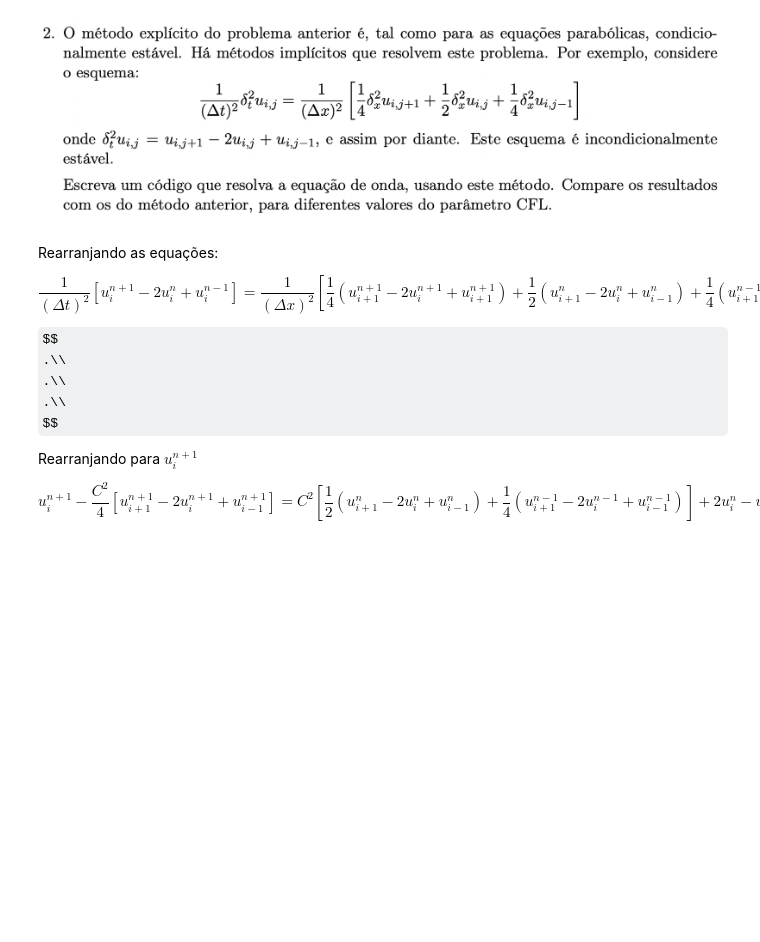
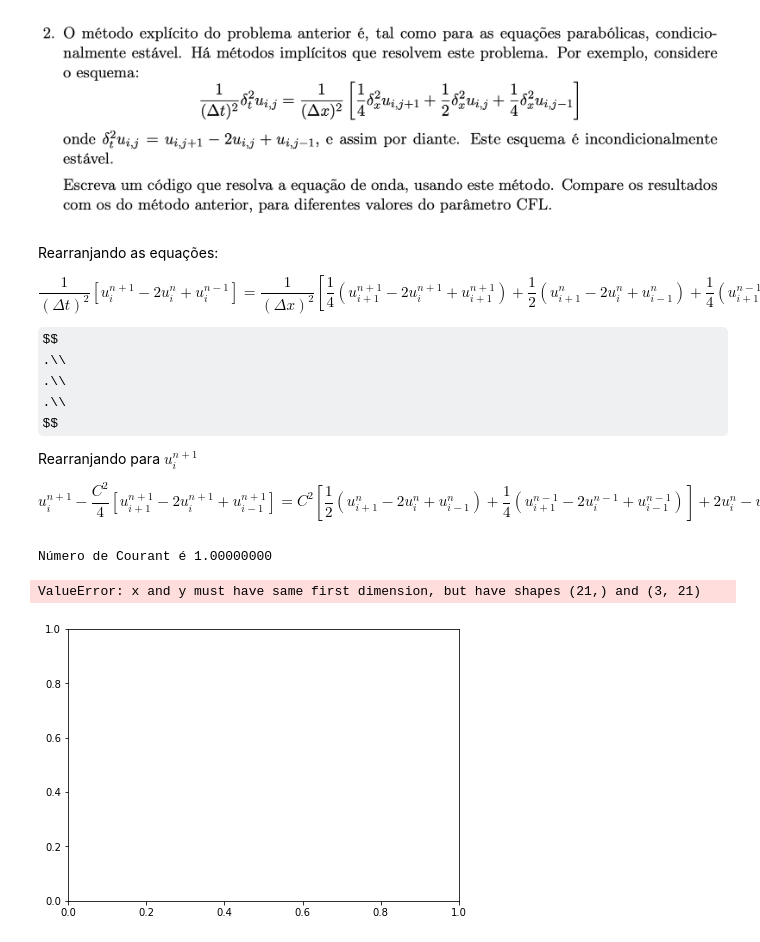
Before and after one commit to caua-veiga/Metodos-Computacionais-2022, a Jupyter notebook: TPs/Notebooks/TP 7.ipynb, the cells around one changed output. Drawn from its saved outputs; the diff is of its cells as text; code cells hidden in the pictures; some formulas as TeX source; blank space fills up the shorter version.

```diff
--- a/TPs/Notebooks/TP 7.ipynb
+++ b/TPs/Notebooks/TP 7.ipynb
@@ -150,7 +152,7 @@ def create_ab(inf,princ,sup):
     ab[2,:-1] = inf
     return ab
 
-def CN(a, Nx, xi, xf, Tf, cond_inicial, cond_fronteira):
+def CN(Nx,Nt,xmax,tmax,c,cond_inicial,A,m):
     '''
     a: parâmetro de difusão, dtype=float
     xi: x inicial, dtype=float
@@ -233,23 +235,42 @@ def CN(a, Nx, xi, xf, Tf, cond_inicial, cond_fronteira):
 
 
     # Inserir condição inicial
-    u_1 = cond_inicial(x,xf,a,F)
+    #u_1[i] = I(x[i],A,xmax,m) # initial_condition(x,A,L,m)
+    u_1 = cond_inicial(x,A,xmax,m)
+
+    plt.figure(figsize=(7,5))
+    plt.plot(x,u_1,label='Initial Condition')
 
     #evaluate right hand side at t=0
-    bb = B.toarray().dot(u_1)
+    bb = linalg.solve_banded((1,1),B,u_1.T).T
 
 
     t = 0
     while t < Tf+dt:
 
-        bb[0], bb[-1] = cond_fronteira(xi,xf,t)  # condições fronteira
+        bb[0], bb[-1] = 0 #cond_fronteira(xi,xf,t)  # condições fronteira
 
         #find solution inside domain
-        u[:] = scipy.sparse.linalg.spsolve(A,bb)
+        u[:] = linalg.solve_banded((1,1),A,bb)
         #update right hand side
-        bb = B.toarray().dot(u)
+        bb = linalg.solve_banded((1,1),B,u.T).T + linalg.solve_banded((1,1),C,u_1.T).T
 
         #u_1 = u
         t += dt
 
-    return x,u,init
+    plt.plot(x,u_1,label='fim')
+
+
+    plt.ylabel('Amplitude')
+    plt.xlabel('X(m)')
+    plt.legend()
+    plt.show()
+
+    return u
+# %%
+#Nx,Nt,xmax,tmax,c,cond_fronteira,A,m
+cnn = CN(20,16,1.5,1.2,1,initial_condition,2,1)
+# %% [output]
+Número de Courant é 1.00000000
+ValueError: x and y must have same first dimension, but have shapes (21,) and (3, 21)
+[figure, added]
```
Also changed, not shown: parts of 4 cells of this notebook, 13 other files.
